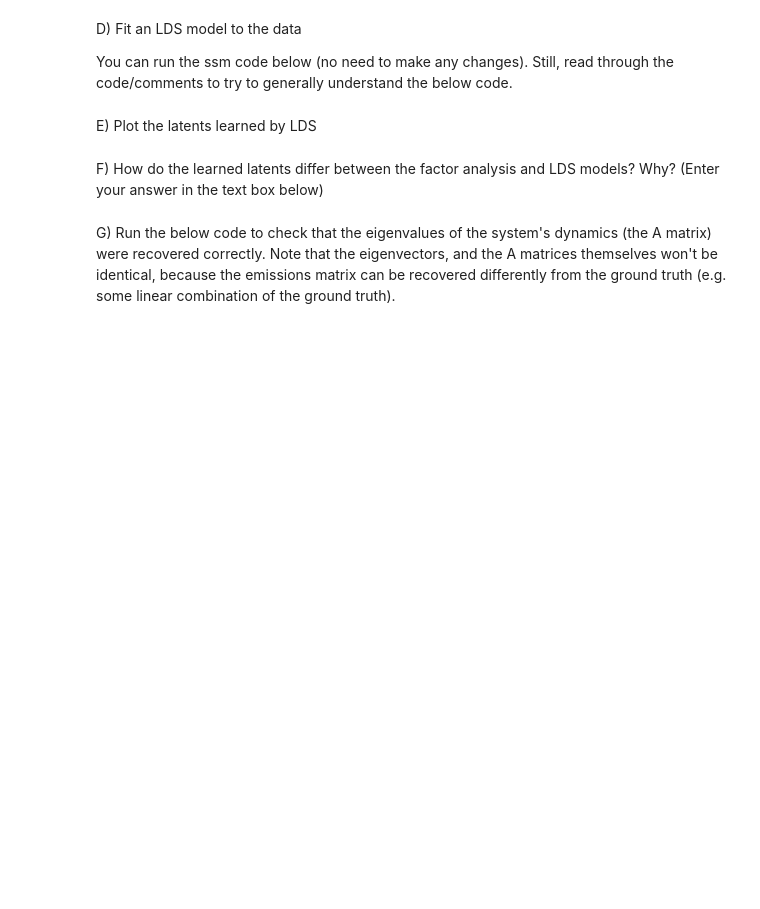
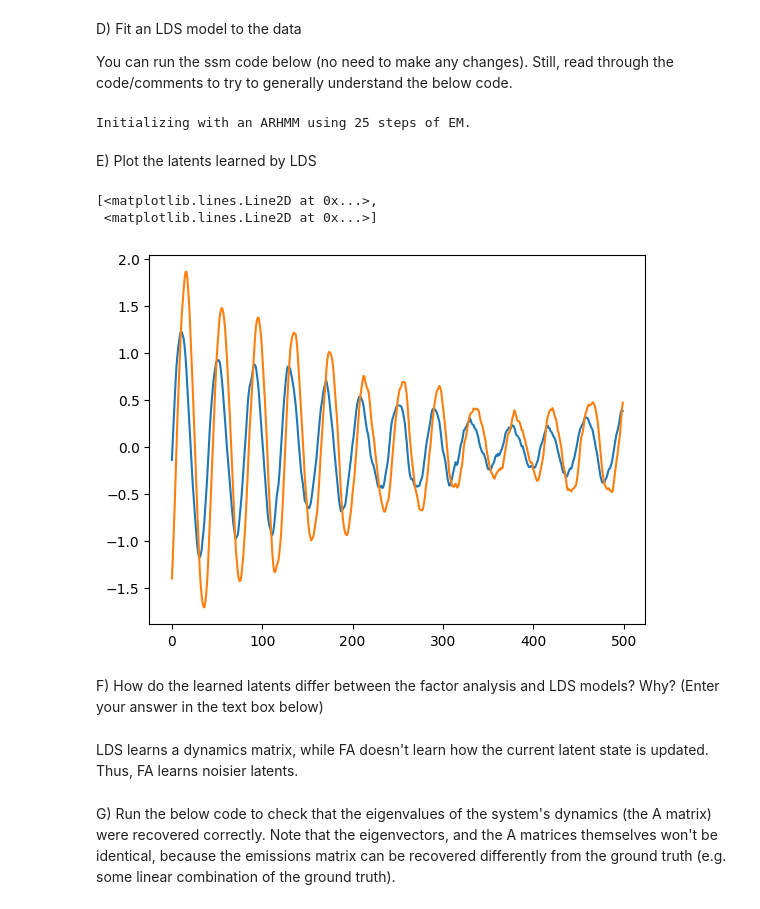
Before and after one commit to dbasrai/nuin443, a Jupyter notebook: problemSets/NUIN443_ps6_HMM+LDS-diya.ipynb, the cells around one changed output. Saved outputs shown, nothing was run; the diff lists cells and outputs as text; code cells hidden in the pictures; blank space fills up the shorter version.

```diff
--- a/problemSets/NUIN443_ps6_HMM+LDS-diya.ipynb
+++ b/problemSets/NUIN443_ps6_HMM+LDS-diya.ipynb
@@ -222,19 +299,18 @@ Z[0]=Z0
 
 #Update observations at time t according to the latent state
 ## FILL IN LINE BELOW ##
-Y[0]=
-
+Y[0]=multivariate_normal(Z[0]@C,Sig_observations)
 # Loop over time points
 # At each time point, sample the next latent state (based on the dynamics matrix and the previous state),
 # and then determine the observation at that time point
 for t in range(1,T):
   #Update latent state at time t according to dynamics
   ## FILL IN LINE BELOW ##
-  Z[t]=
+  Z[t]=multivariate_normal(A@Z[t-1],Sig_dynamics)
 
   #Update observations at time t according to the latent state
   ## FILL IN LINE BELOW ##
-  Y[t]=
+  Y[t]=multivariate_normal(Z[t]@C,Sig_observations)
 # %% [markdown]
 Run the code below to plot the two dimensions of the latent against each other (to see the spiral if the above simulation is correct)
 # %%
@@ -278,10 +367,21 @@ elbos, q = lds.fit(Y, method="laplace_em", num_iters=10)
 #The output q contains the posterior distribution (the latent's mean and variance)
 #Below, we'll just extract the mean of the posterior at each time point (the value we usually think of as the latent):
 z_lds = q.mean_continuous_states[0]
+# %% [output]
+Initializing with an ARHMM using 25 steps of EM.
 # %% [markdown]
 E) Plot the latents learned by LDS
+# %%
+fig, ax = plt.subplots()
+ax.plot(z_lds)
+# %% [output]
+[<matplotlib.lines.Line2D at 0x...>,
+ <matplotlib.lines.Line2D at 0x...>]
+[figure, added]
 # %% [markdown]
 F) How do the learned latents differ between the factor analysis and LDS models? Why?  (Enter your answer in the text box below)
+# %% [markdown]
+LDS learns a dynamics matrix, while FA doesn't learn how the current latent state is updated. Thus, FA learns noisier latents.
 # %% [markdown]
 G) Run the below code to check that the eigenvalues of the system's dynamics (the A matrix) were recovered correctly. Note that the eigenvectors, and the A matrices themselves won't be identical, because the emissions matrix can be recovered differently from the ground truth (e.g. some linear combination of the ground truth).
 # %%
```
Also changed, not shown: parts of 36 cells of this notebook, 1 other file.
